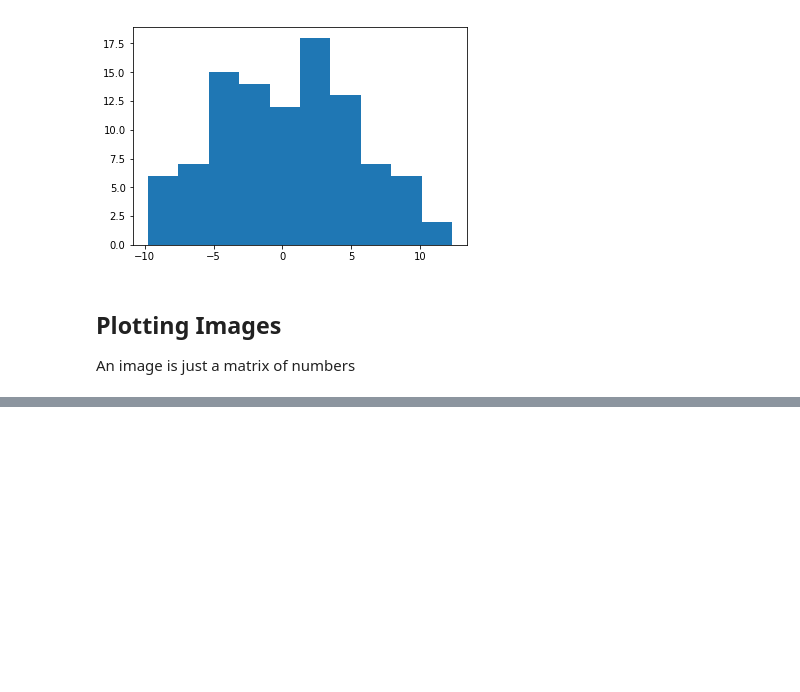
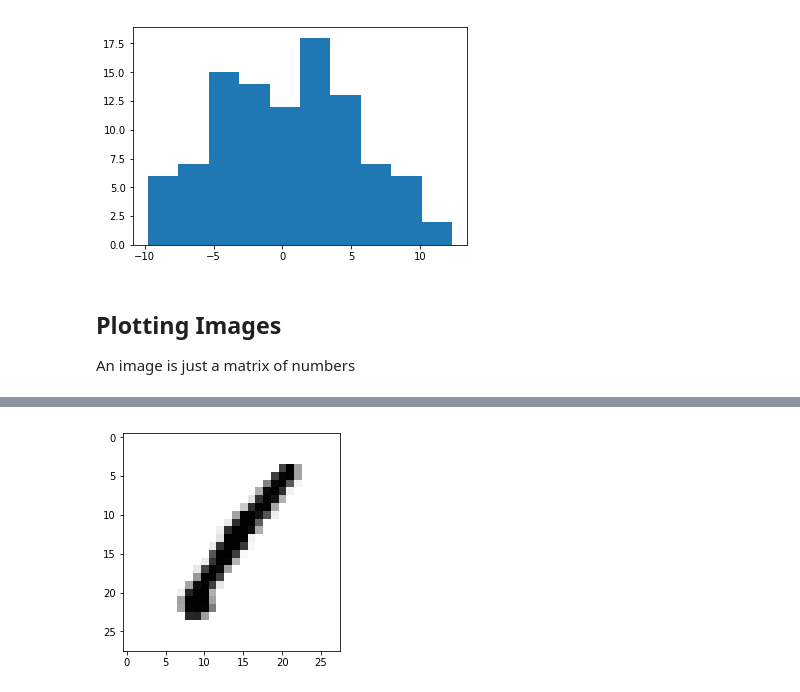
Before and after one commit to standemdem/simplon-orange, a Jupyter notebook: Numpy_Pandas/Udemy_Matplotlib.py.ipynb, the cells around one changed output, grey strips where cells are left out. Drawn from its saved outputs; the diff is of its cells as text; code cells hidden in the pictures; blank space fills up the shorter version.

```diff
--- a/Numpy_Pandas/Udemy_Matplotlib.py.ipynb
+++ b/Numpy_Pandas/Udemy_Matplotlib.py.ipynb
@@ -94,0 +129,5 @@ An image is just a matrix of numbers
+# %%
+plt.imshow(255 - im, cmap='gray')
+plt.show()
+# %% [output]
+[figure, added]
```
Also changed, not shown: parts of 7 cells of this notebook, 3 other files.
